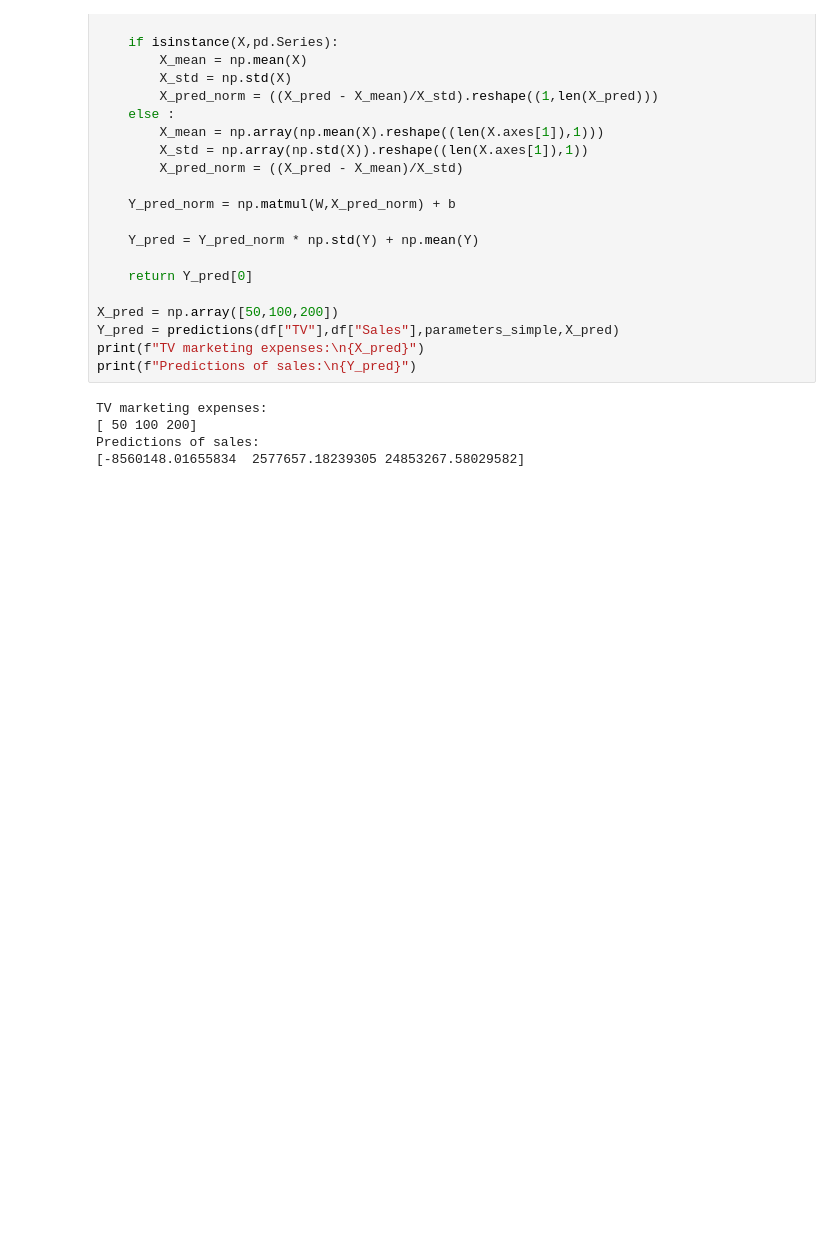
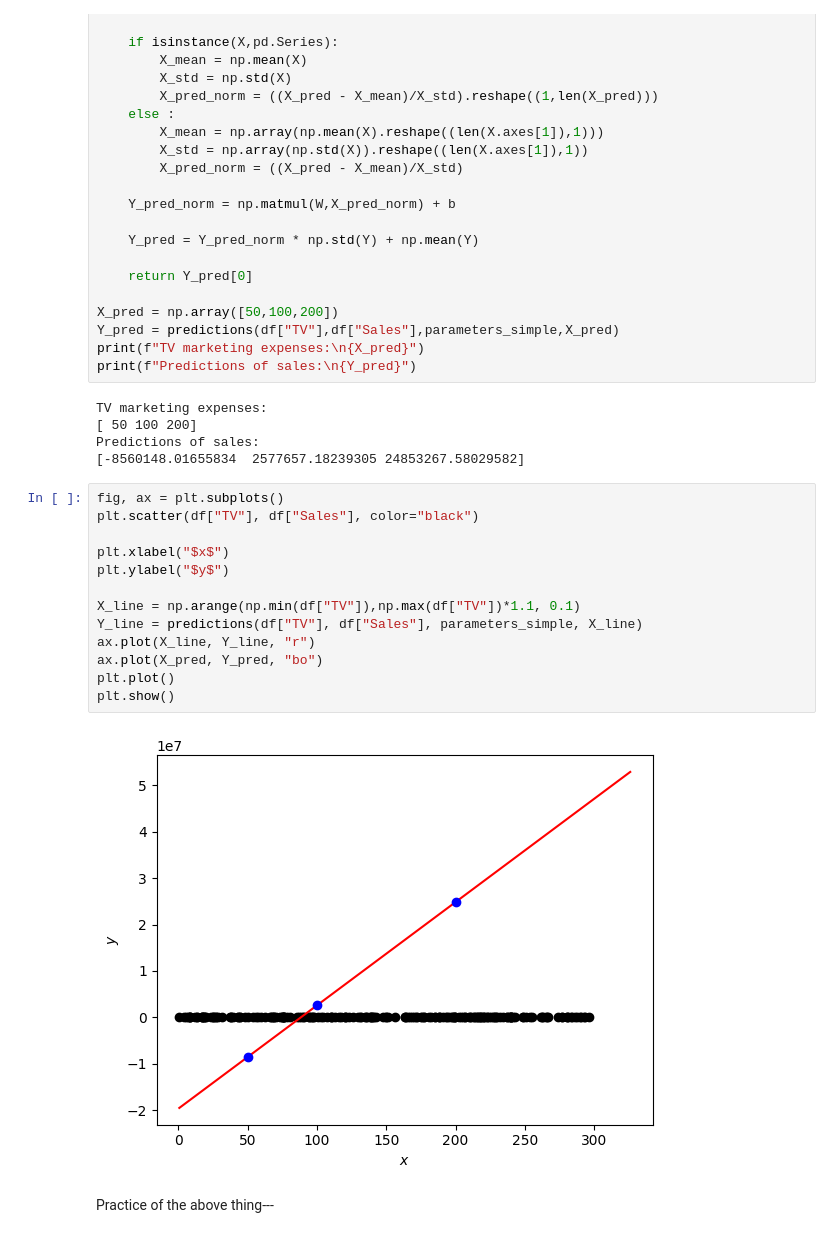
Before and after one commit to San-kalp/Maths-ML, a Jupyter notebook: regression with perceptron/code.ipynb, the cells around one changed output. Saved outputs shown, nothing was run; the diff lists cells and outputs as text; blank space fills up the shorter version.

Commit message:
Practice done

```diff
--- a/regression with perceptron/code.ipynb
+++ b/regression with perceptron/code.ipynb
@@ -229,3 +229,20 @@ TV marketing expenses:
 [ 50 100 200]
 Predictions of sales:
 [-8560148.01655834  2577657.18239305 24853267.58029582]
+# %%
+fig, ax = plt.subplots()
+plt.scatter(df["TV"], df["Sales"], color="black")
+
+plt.xlabel("$x$")
+plt.ylabel("$y$")
+
+X_line = np.arange(np.min(df["TV"]),np.max(df["TV"])*1.1, 0.1)
+Y_line = predictions(df["TV"], df["Sales"], parameters_simple, X_line)
+ax.plot(X_line, Y_line, "r")
+ax.plot(X_pred, Y_pred, "bo")
+plt.plot()
+plt.show()
+# %% [output]
+[figure, added]
+# %% [markdown]
+Practice of the above thing---
```
Also changed, not shown: parts of 10 cells of this notebook.
